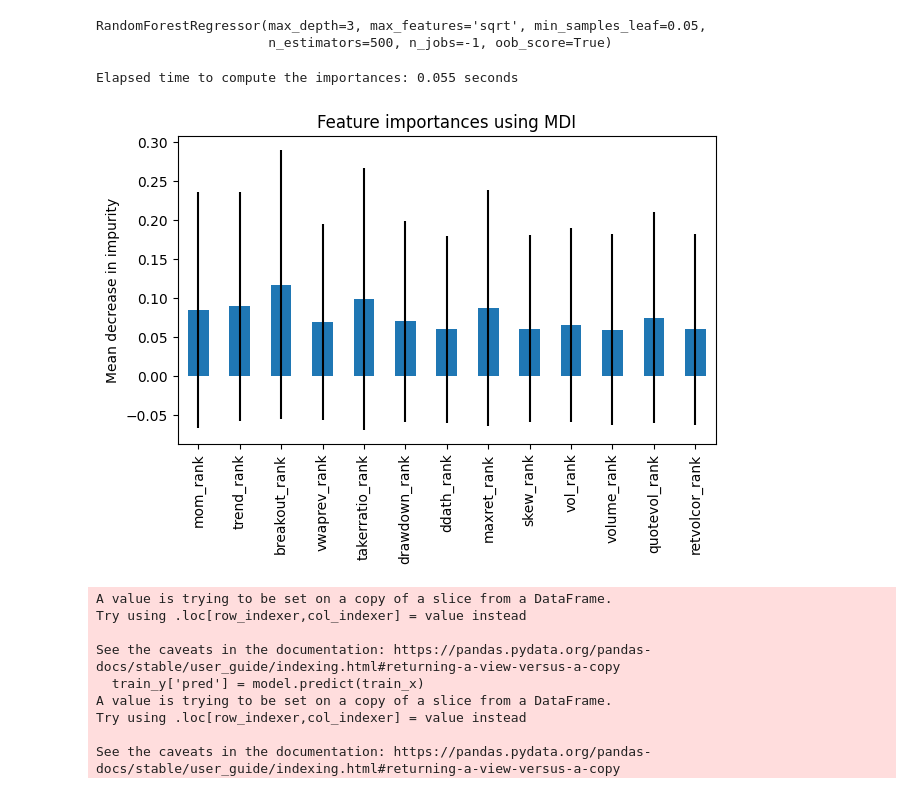
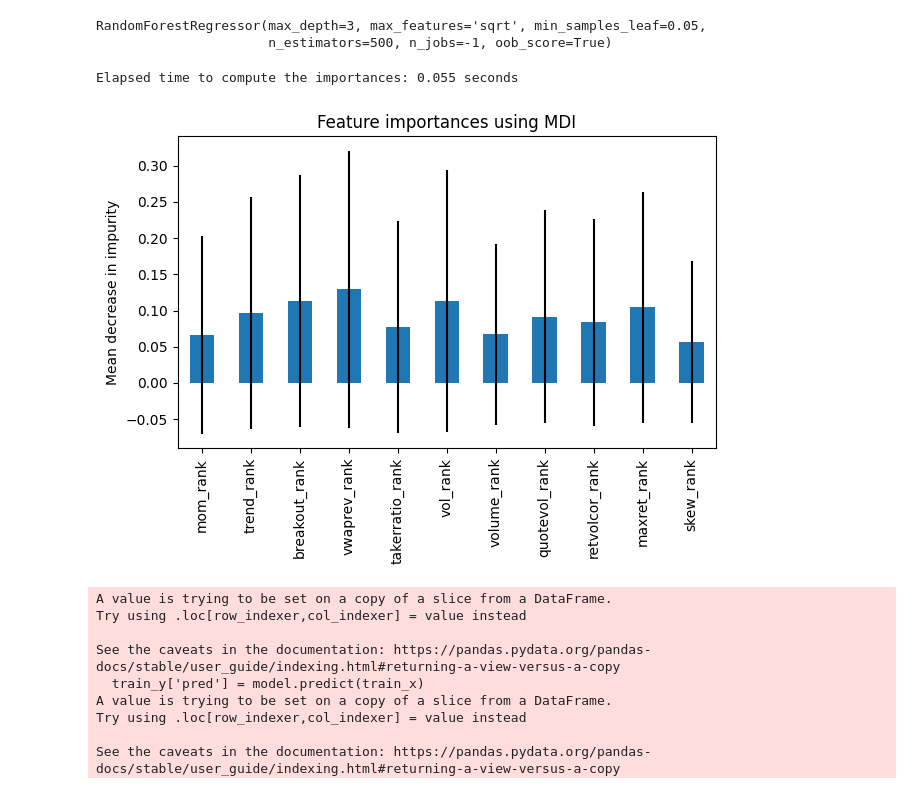
Before and after one commit to kcf1/Multistrat, a Jupyter notebook: strategies/research/double_sort.ipynb, the cells around one changed output. Drawn from its saved outputs; the diff is of its cells as text; code cells hidden in the pictures.

```diff
--- a/strategies/research/double_sort.ipynb
+++ b/strategies/research/double_sort.ipynb
@@ -205,6 +229,18 @@ def get_retvolcor_score(x):
 
     signal = combine_features([retvolcor10,retvolcor20,retvolcor40],rescale=True)
     return signal
+# %%
+def cs_rank(x):
+    rank = x.rank(pct=True) - 0.5
+    return rank
+def cs_norm(x):
+    z = (x - x.median()) / (x.quantile(0.75) - x.quantile(0.25))
+    z = z.clip(-3,3)
+    return z
+def cs_zscore(x):
+    z = (x - x.mean()) / x.std()
+    z = z.clip(-3,3)
+    return z
 # %%
 volume_ratio = ohlcv_df['volume'] / ohlcv_df.groupby(['symbol'],group_keys=False)['volume'].apply(lambda x: x.rolling(20*24).mean())
 volume_ratio.groupby(ohlcv_df['ts'].dt.hour).mean().plot(kind='bar')
@@ -290,9 +335,11 @@ df['volume_bin'] = (df['volume_rank'] * 3).astype(int).clip(0,2)
 # %%
-from datetime import timedelta
+from datetime import timedelta,datetime
 
 hi = df['ts'].max()
 lo = df['ts'].min()
 mid = lo + (hi - lo) * 0.9
+mid = datetime(2026,3,22)
+train_start = mid - timedelta(days=60)
 # %%
-train_df = df[df['ts'] < mid]
+train_df = df[(df['ts'] < mid) & (df['ts'] > train_start)]
 test_df = df[df['ts'] > mid]
@@ -427,7 +481,7 @@ np.float64(0.050440184183799)
 from sklearn.ensemble import RandomForestRegressor
 from xgboost import XGBRegressor
 # %%
-x_cols = ['mom_rank','trend_rank','breakout_rank','vwaprev_rank','takerratio_rank','drawdown_rank','ddath_rank','maxret_rank','skew_rank','vol_rank','volume_rank','quotevol_rank','retvolcor_rank']
+x_cols = ['mom_rank','trend_rank','breakout_rank','vwaprev_rank','takerratio_rank','vol_rank','volume_rank','quotevol_rank','retvolcor_rank','maxret_rank','skew_rank']
 y_cols = ['ts','symbol','vol_weight','fwd_return','vol_weighted_return','vol_weighted_return2','vol_weighted_return3','vol_weighted_return4','fwd_return2','fwd_return3','fwd_return4']
 
 train_x,train_y = train_df[x_cols],train_df[y_cols]
@@ -445,23 +501,26 @@ RandomForestRegressor(max_depth=3, max_features='sqrt', min_samples_leaf=0.05,
                       n_estimators=500, n_jobs=-1, oob_score=True)
 # %%
 import time
-start_time = time.time()
-importances = model.feature_importances_
-std = np.std([tree.feature_importances_ for tree in model.estimators_], axis=0)
-elapsed_time = time.time() - start_time
+try:
+    start_time = time.time()
+    importances = model.feature_importances_
+    std = np.std([tree.feature_importances_ for tree in model.estimators_], axis=0)
+    elapsed_time = time.time() - start_time
 
-print(f"Elapsed time to compute the importances: {elapsed_time:.3f} seconds")
+    print(f"Elapsed time to compute the importances: {elapsed_time:.3f} seconds")
 
-forest_importances = pd.Series(importances, index=model.feature_names_in_)
+    forest_importances = pd.Series(importances, index=model.feature_names_in_)
 
-fig, ax = plt.subplots()
-forest_importances.plot.bar(yerr=std, ax=ax)
-ax.set_title("Feature importances using MDI")
-ax.set_ylabel("Mean decrease in impurity")
-fig.tight_layout()
+    fig, ax = plt.subplots()
+    forest_importances.plot.bar(yerr=std, ax=ax)
+    ax.set_title("Feature importances using MDI")
+    ax.set_ylabel("Mean decrease in impurity")
+    fig.tight_layout()
+except Exception as e:
+    print(e)
 # %% [output]
 Elapsed time to compute the importances: 0.055 seconds
-[figure, old version]
+[figure, new version]
 # %%
 train_y['pred'] = model.predict(train_x)
 train_y['pred_rank'] = train_y.groupby(['ts'])['pred'].rank(pct=True)
```
Also changed, not shown: parts of 21 cells of this notebook, 4 other files.
